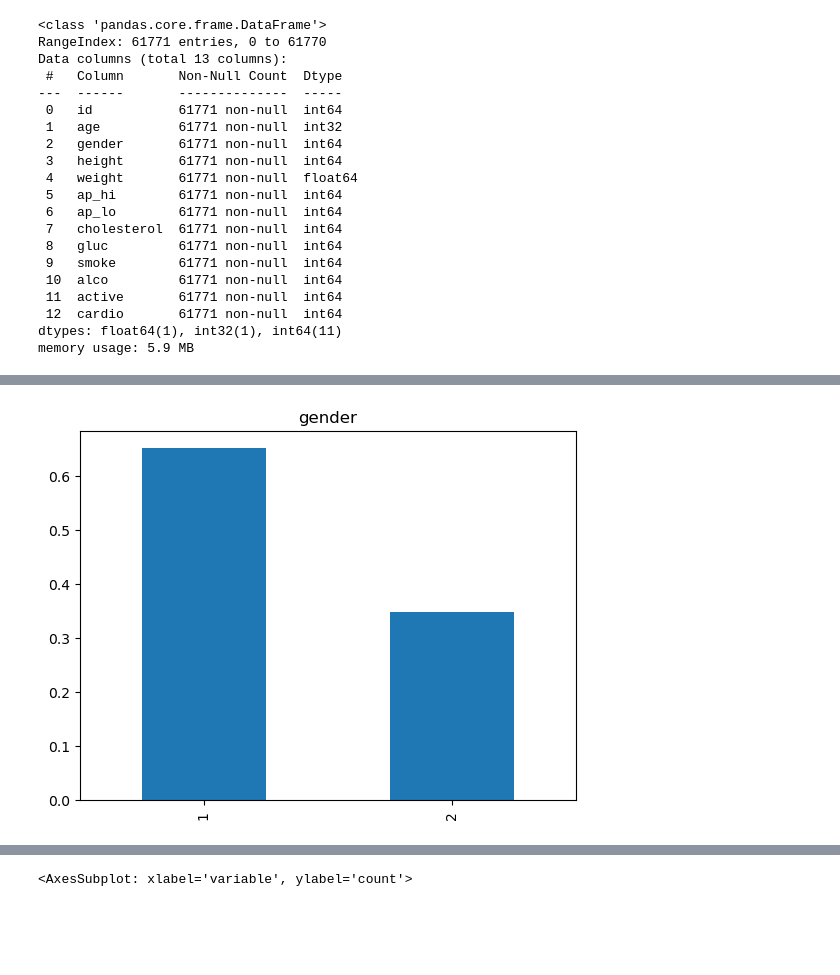
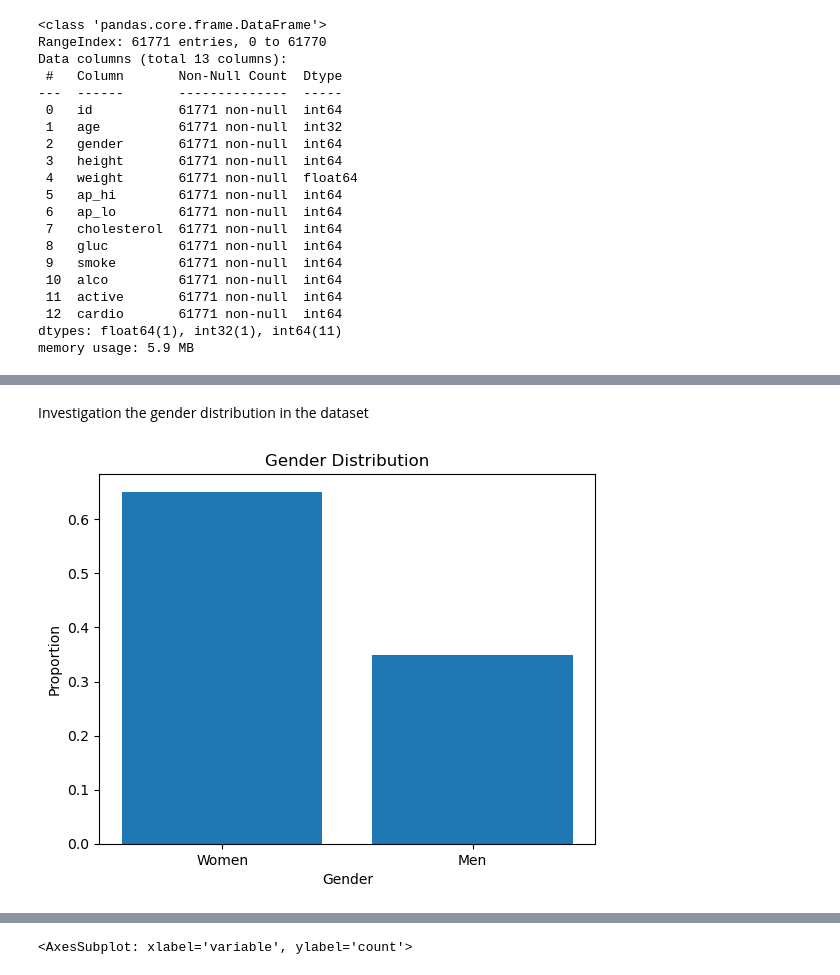
Before and after one commit to COMP3608-Big-Data/Cardiovascular-Disease-Prediction, a Jupyter notebook: the_gold_miners.ipynb, the cells around one changed output, grey strips where cells are left out. Cells and saved outputs as stored; diff of their text form; code cells hidden in the pictures; blank space fills up the shorter version.

```diff
--- a/the_gold_miners.ipynb
+++ b/the_gold_miners.ipynb
@@ -725,9 +732,16 @@ df.describe()
 | 50% | 50013.000000 | 53.000000 | 1.000000 | 165.000000 | 72.000000 | 120.000000 | 80.000000 | 1.000000 | 1.000000 | 0.000000 | 0.000000 | ... |
 | 75% | 74893.500000 | 58.000000 | 2.000000 | 170.000000 | 81.000000 | 140.000000 | 90.000000 | 1.000000 | 1.000000 | 0.000000 | 0.000000 | ... |
 | max | 99999.000000 | 64.000000 | 2.000000 | 186.000000 | 107.000000 | 169.000000 | 104.000000 | 3.000000 | 3.000000 | 1.000000 | 1.000000 | ... |
-# %%
-plt.figure(1)
-df['gender'].value_counts(normalize=True).plot.bar(title= 'gender')
-plt.show()
-# %% [output]
-[figure, removed]
+# %% [markdown]
+Investigation the gender distribution in the dataset
+# %%
+gender_map = {1: 'Women', 2: 'Men'}
+gender_counts = df['gender'].map(gender_map).value_counts(normalize=True)
+plt.bar(gender_counts.index, gender_counts)
+plt.title('Gender Distribution')
+plt.xlabel('Gender')
+plt.ylabel('Proportion')
+plt.show()
+# there are more female test subjects in the dataset than male
+# %% [output]
+[figure, added]
```
Also changed, not shown: parts of 159 cells of this notebook.
